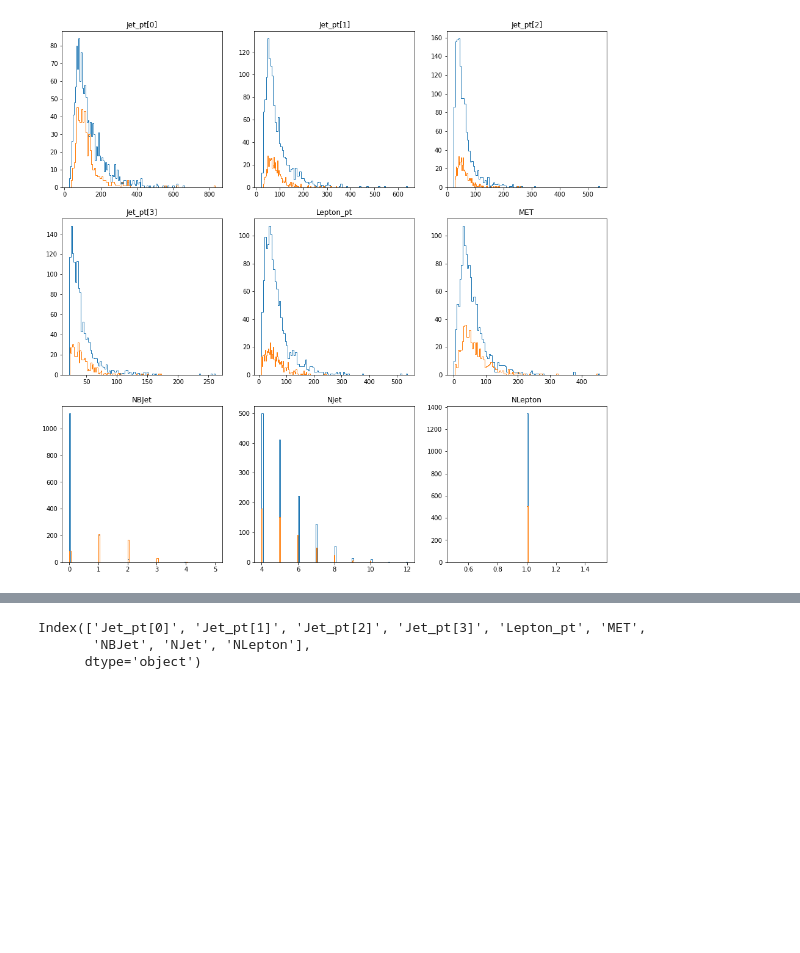
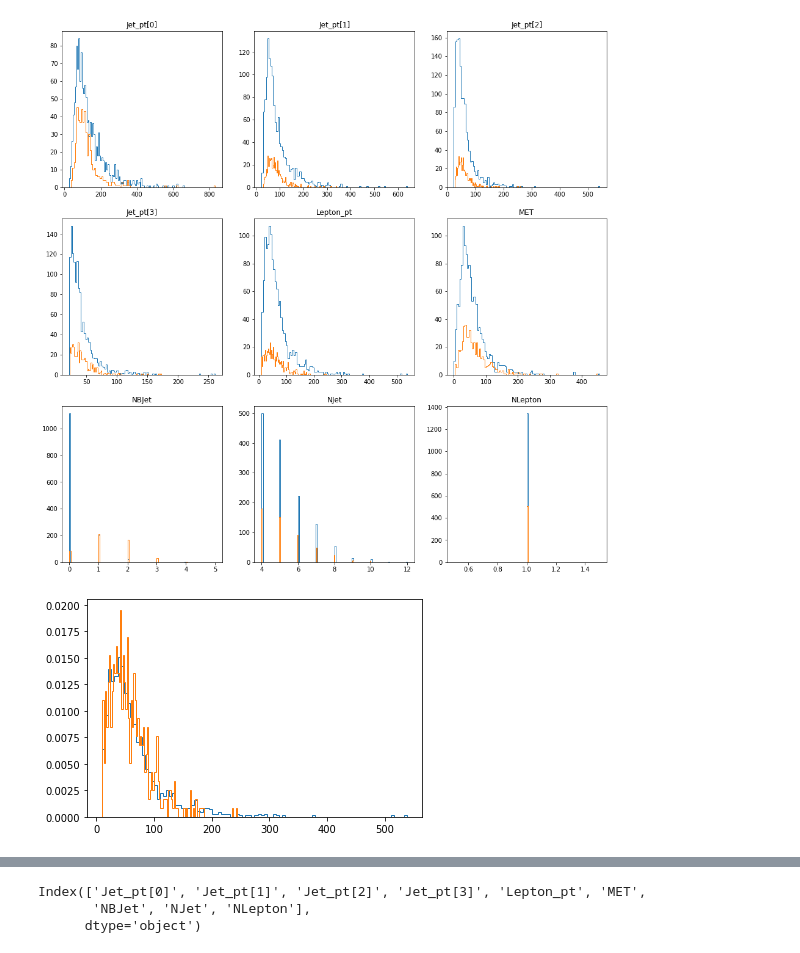
Before and after one commit to OwO-CR/terriyou, a Jupyter notebook: Logistic_jhj1.ipynb, the cells around one changed output, grey strips where cells are left out. Saved outputs shown, nothing was run; the diff lists cells and outputs as text; code cells hidden in the pictures; blank space fills up the shorter version.

```diff
--- a/Logistic_jhj1.ipynb
+++ b/Logistic_jhj1.ipynb
@@ -125,3 +125,11 @@ for idx, columns in enumerate(feature_names):
 plt.show()
 # %% [output]
 [figure]
+# %%
+target0 = run_modify[run_modify['category'] == 0]
+target1 = run_modify[run_modify['category'] == 1]
+
+plt.hist(target0['Lepton_pt'], bins = 100, histtype='step', density = True);
+plt.hist(target1['Lepton_pt'], bins = 100, histtype='step', density = True);
+# %% [output]
+[figure, added]
```
Also changed, not shown: parts of 3 cells of this notebook.
